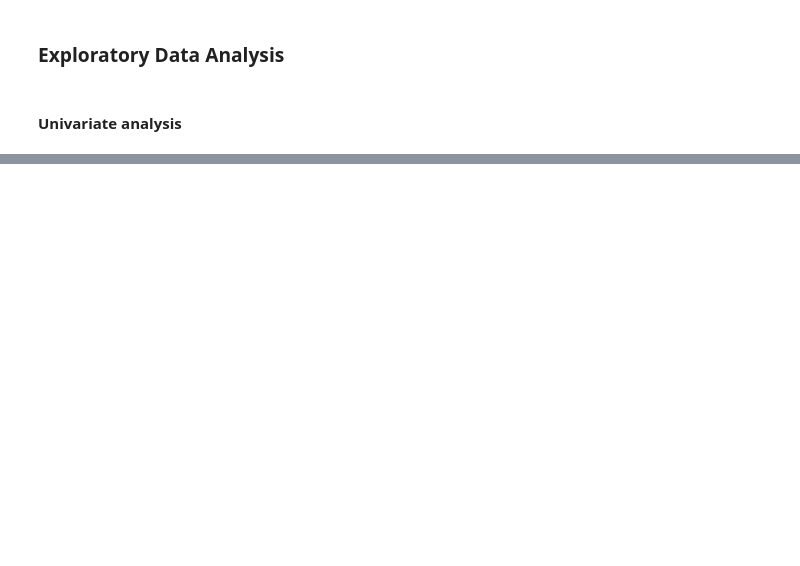
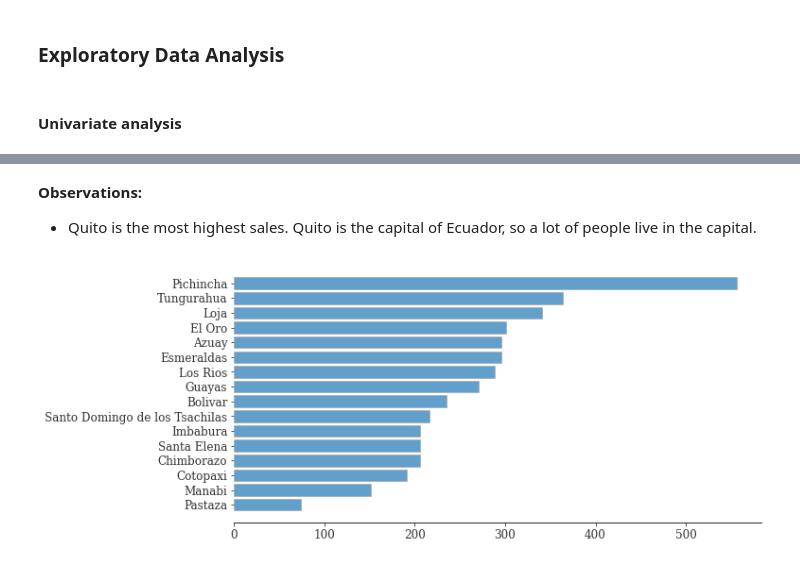
Before and after one commit to yejiseoung/Store_Time_Series_Forcasting, a Jupyter notebook: Store_Time_Series_Forcasting.ipynb, the cells around one changed output, grey strips where cells are left out. Saved outputs shown, nothing was run; the diff lists cells and outputs as text; code cells hidden in the pictures; blank space fills up the shorter version.

```diff
--- a/Store_Time_Series_Forcasting.ipynb
+++ b/Store_Time_Series_Forcasting.ipynb
@@ -980,0 +772,23 @@ df_train.head()
+# %% [markdown]
+__Observations:__
+- Quito is the most highest sales. Quito is the capital of Ecuador, so a lot of people live in the capital.
+# %%
+data = df_train.groupby(['state'])['sales'].mean().sort_values(ascending=True)
+
+fig, ax = plt.subplots(1,1, figsize=(10,5))
+ax.barh(data.index, data,
+      edgecolor='darkgray',
+      alpha=0.7)
+
+for i in range(0, data.shape[0]):
+    ax0.annotate(list(data.index)[i],
+                xy=(data[i]-(data[i]*0.01), i),
+                va='center', ha='right', fontweight='light', fontfamily='serif',
+                fontsize=15, color='gray', rotation=0)
+
+
+
+for s in ['top', 'left', 'right']:
+    ax.spines[s].set_visible(False)
+# %% [output]
+[figure, added]
```
Also changed, not shown: parts of 44 cells of this notebook.
